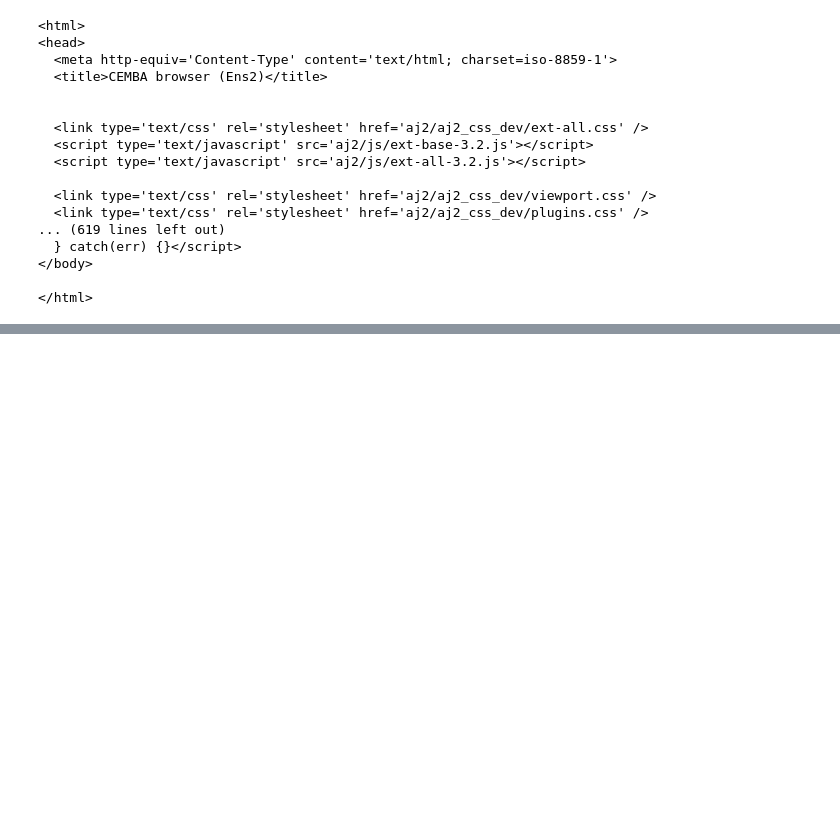
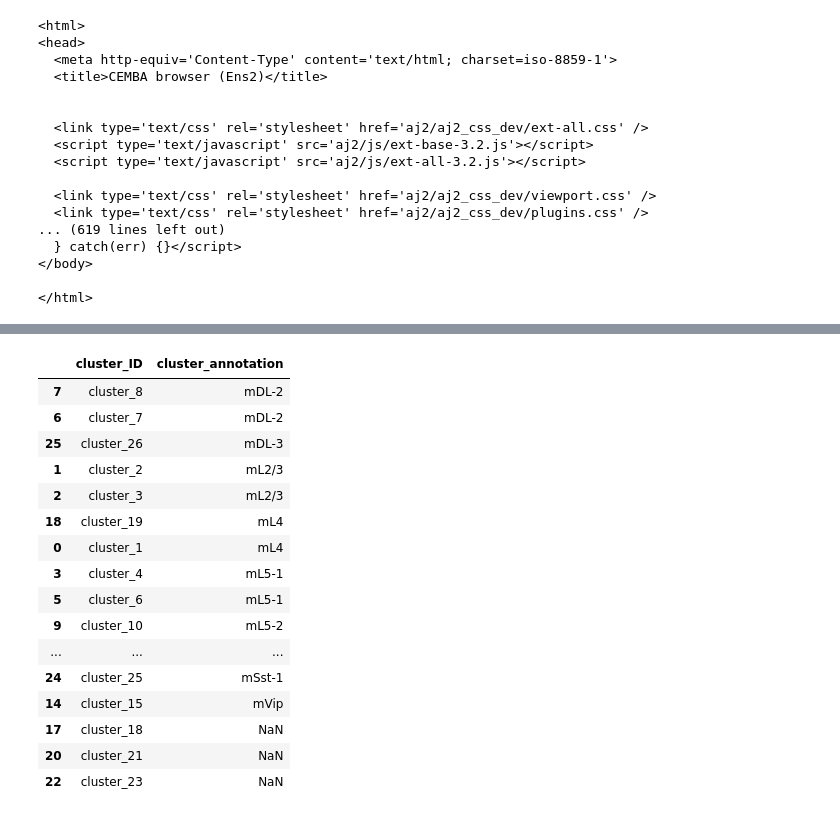
Before and after one commit to mukamel-lab-team/snmcseq, a Jupyter notebook: setup_annoj.ipynb, the cells around one changed output, grey strips where cells are left out. Saved outputs shown, nothing was run; the diff lists cells and outputs as text; code cells hidden in the pictures; blank space fills up the shorter version.

```diff
--- a/setup_annoj.ipynb
+++ b/setup_annoj.ipynb
@@ -524,0 +754,30 @@ print(index_html)
+# %%
+# mc cluster type
+
+f = os.path.join(PATH_ENSEMBLES, 'Ens10', 'cluster', 'cluster_lv_npc50_k30_binc_mCHmCG_100000_nmcc_Ens10.tsv.annot')
+mc_annot = pd.read_table(f)
+mc_annot = mc_annot.sort_values('cluster_annotation')
+mc_annot
+# for idx, row in mc_annot.iterrows():
+#     clst = int(row['cluster_ID'].split('_')[-1])
+#     annot = row['cluster_annotation']
+#     print('\'mc_merged_mCG_cluster_mCHmCG_lv_npc50_k30_clst{}_Ens10\','.format(clst))
+#     print('\'dmr_hypo_mCG_cluster_mCHmCG_lv_npc50_k30_clst{}_Ens10\','.format(clst))
+# %% [output]
+|  | cluster_ID | cluster_annotation |
+| 7 | cluster_8 | mDL-2 |
+| 6 | cluster_7 | mDL-2 |
+| 25 | cluster_26 | mDL-3 |
+| 1 | cluster_2 | mL2/3 |
+| 2 | cluster_3 | mL2/3 |
+| 18 | cluster_19 | mL4 |
+| 0 | cluster_1 | mL4 |
+| 3 | cluster_4 | mL5-1 |
+| 5 | cluster_6 | mL5-1 |
+| 9 | cluster_10 | mL5-2 |
+| ... | ... | ... |
+| 24 | cluster_25 | mSst-1 |
+| 14 | cluster_15 | mVip |
+| 17 | cluster_18 | NaN |
+| 20 | cluster_21 | NaN |
+| 22 | cluster_23 | NaN |
```
Also changed, not shown: parts of 16 cells of this notebook, 39 other files.
